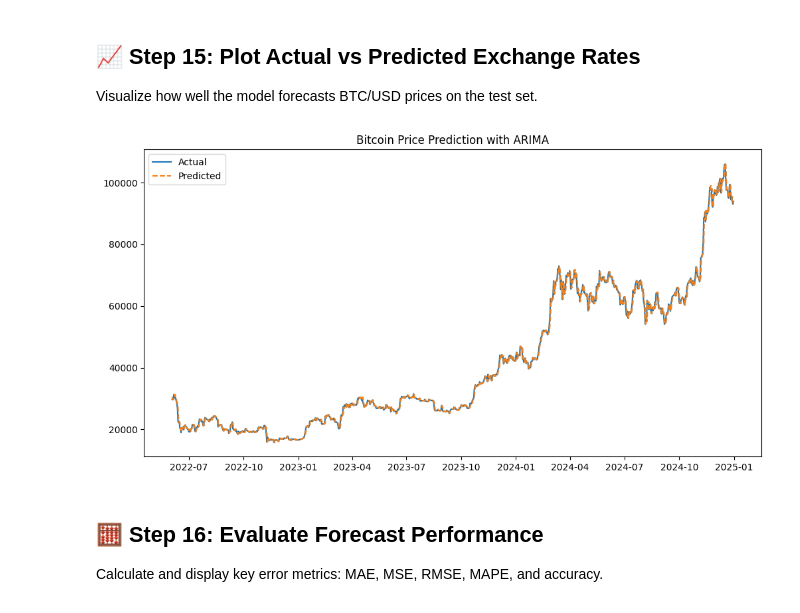
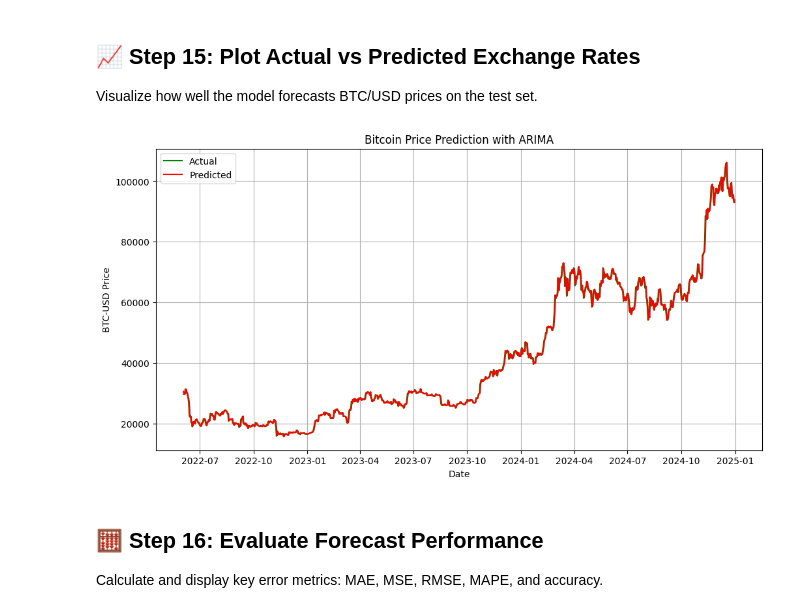
Before and after one commit to safblossom/cryptocurrency-forecast, a Jupyter notebook: notebooks/arima_model.ipynb, the cells around one changed output. Saved outputs shown, nothing was run; the diff lists cells and outputs as text; code cells hidden in the pictures.

Commit message:
Chore: adjust the visualization of actual/predict results

```diff
--- a/notebooks/arima_model.ipynb
+++ b/notebooks/arima_model.ipynb
@@ -381,13 +381,16 @@ Predicted = 92973.2216, Actual = 93780.0000
 Visualize how well the model forecasts BTC/USD prices on the test set.
 # %%
 plt.figure(figsize=(12,6))
-plt.plot(test.index, test, label='Actual')
-plt.plot(test.index, prediction, label='Predicted', linestyle='--')
+plt.plot(test.index, test, label='Actual', color='g')
+plt.plot(test.index, prediction, label='Predicted', color='r')
 plt.title('Bitcoin Price Prediction with ARIMA')
 plt.legend()
+plt.xlabel("Date")
+plt.ylabel("BTC-USD Price")
+plt.grid()
 plt.show()
 # %% [output]
-[figure, old version]
+[figure, new version]
 # %% [markdown]
 ## 🧮 Step 16: Evaluate Forecast Performance
 
```
